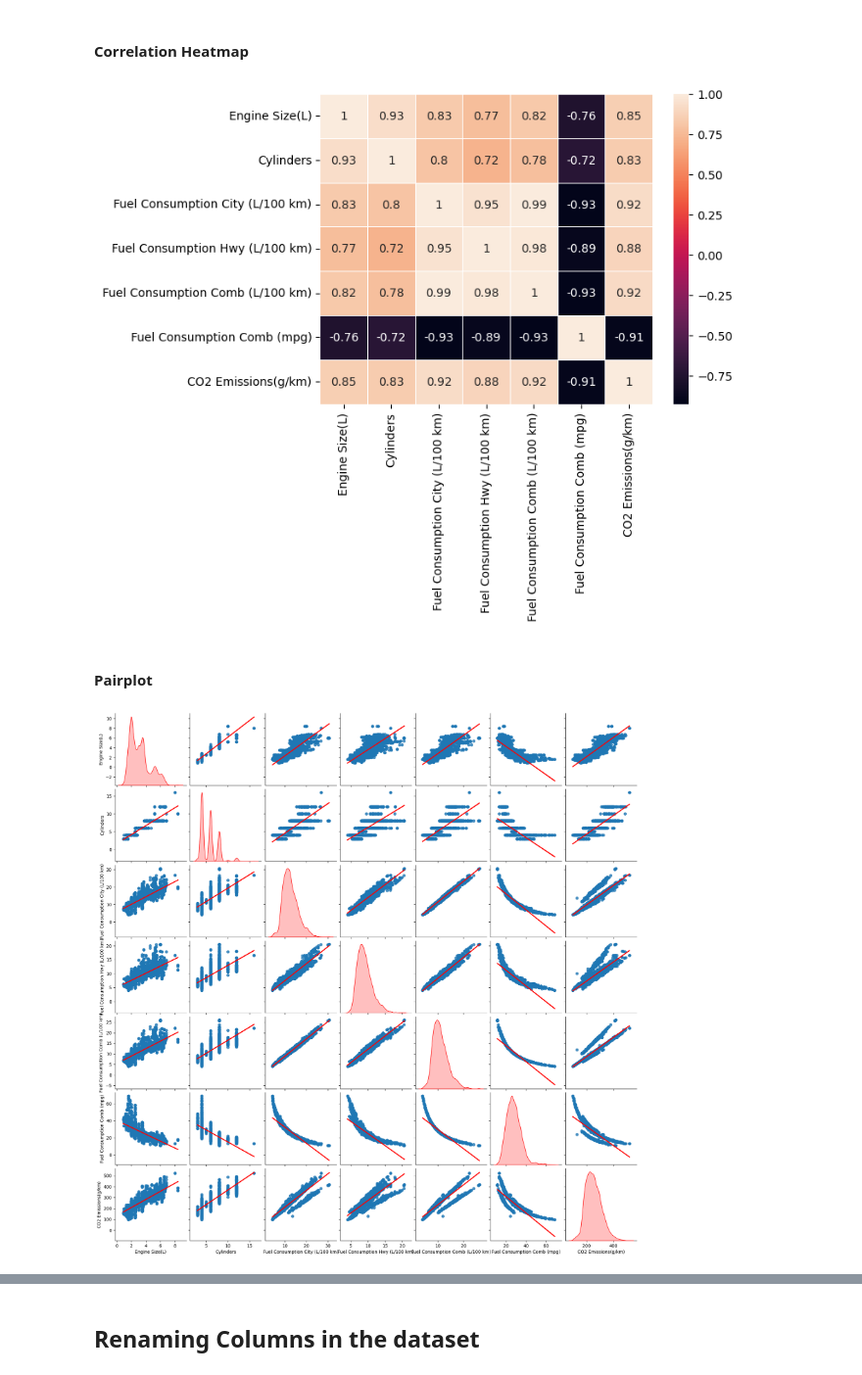
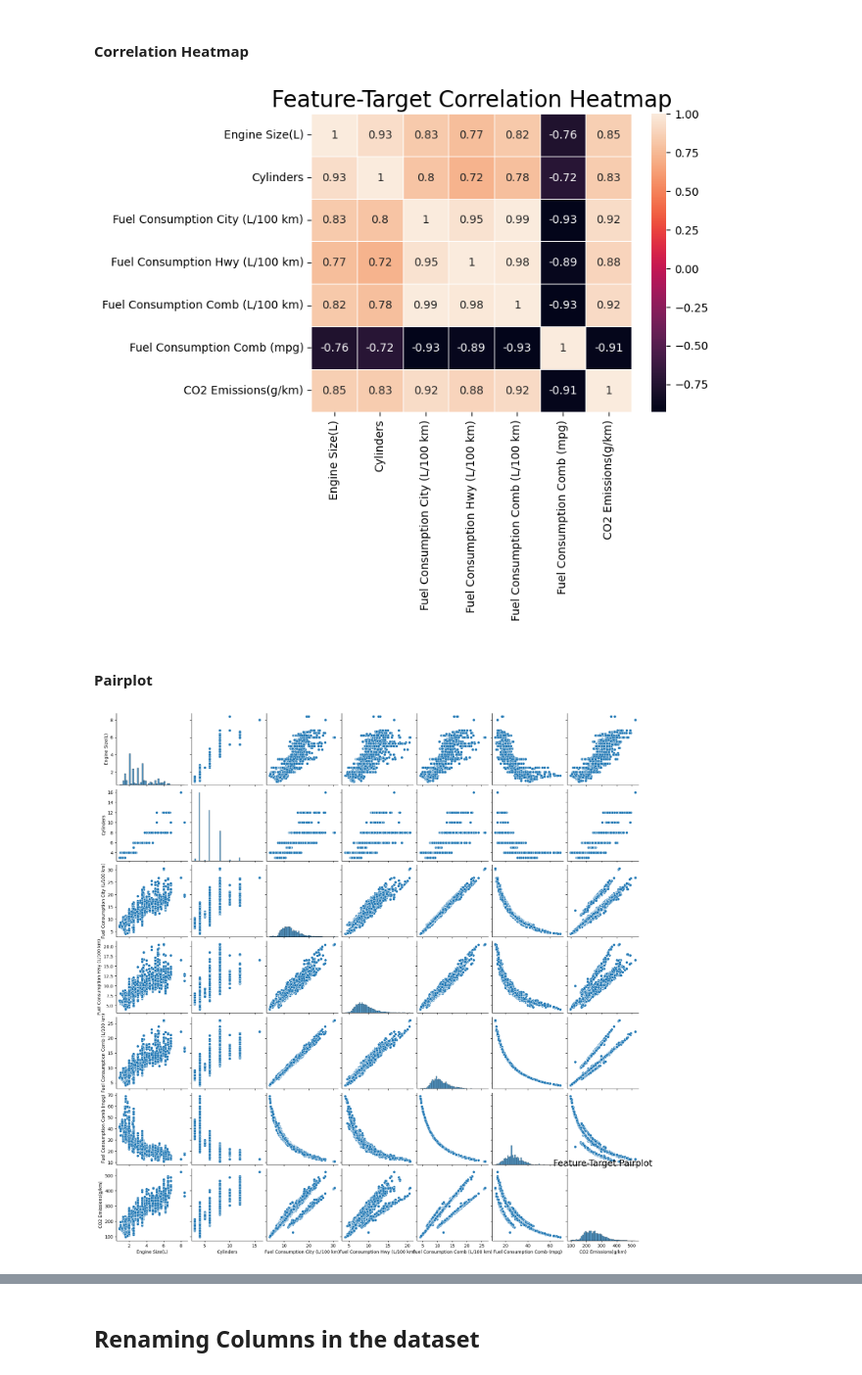
Before and after one commit to Neo-Panther/ML-Project-Predicting-Emissions, a Jupyter notebook: Team16_Project/Team16_Project.ipynb, the cells around one changed output, grey strips where cells are left out. Shown at 98% size. Cells and saved outputs as stored; diff of their text form; code cells hidden in the pictures.

Commit message:
preprocessing, visualization done

```diff
--- a/Team16_Project/Team16_Project.ipynb
+++ b/Team16_Project/Team16_Project.ipynb
@@ -194,0 +208,6 @@ for feature in ["Make", 'Vehicle Class', 'Transmission', 'Fuel Type']:
+# %%
+dataset["Transmission"] = np.where(dataset["Transmission"].isin(["A4", "A5", "A6", "A7", "A8", "A9", "A10"]), "Automatic", dataset["Transmission"])
+dataset["Transmission"] = np.where(dataset["Transmission"].isin(["AM5", "AM6", "AM7", "AM8", "AM9"]), "Automated Manual", dataset["Transmission"])
+dataset["Transmission"] = np.where(dataset["Transmission"].isin(["AS4", "AS5", "AS6", "AS7", "AS8", "AS9", "AS10"]), "Automatic with Select Shift", dataset["Transmission"])
+dataset["Transmission"] = np.where(dataset["Transmission"].isin(["AV", "AV6", "AV7", "AV8", "AV10"]), "Continuously Variable", dataset["Transmission"])
+dataset["Transmission"] = np.where(dataset["Transmission"].isin(["M5", "M6", "M7"]), "Manual", dataset["Transmission"])
@@ -211,13 +267,15 @@ dataset[dataset.describe().columns].corr()
 #### Correlation Heatmap
 # %%
 sns.heatmap(dataset.select_dtypes(include=np.number).corr(), linewidths=0.5, annot=True)
+plt.title("Feature-Target Correlation Heatmap", fontsize=20)
 plt.show()
 # %% [output]
-[figure, old version]
+[figure, new version]
 # %% [markdown]
 #### Pairplot
 # %%
-sns.pairplot(dataset.select_dtypes(include=np.number), kind = "reg", diag_kind = "kde", diag_kws={"color":"red"}, plot_kws={"line_kws":{"color":"red"}})
+sns.pairplot(dataset.select_dtypes(include=np.number))
+plt.title("Feature-Target Pairplot", fontsize=20)
 plt.show()
 # %% [output]
-[figure, old version]
+[figure, new version]
```
Also changed, not shown: parts of 23 cells of this notebook, 2 other files.
